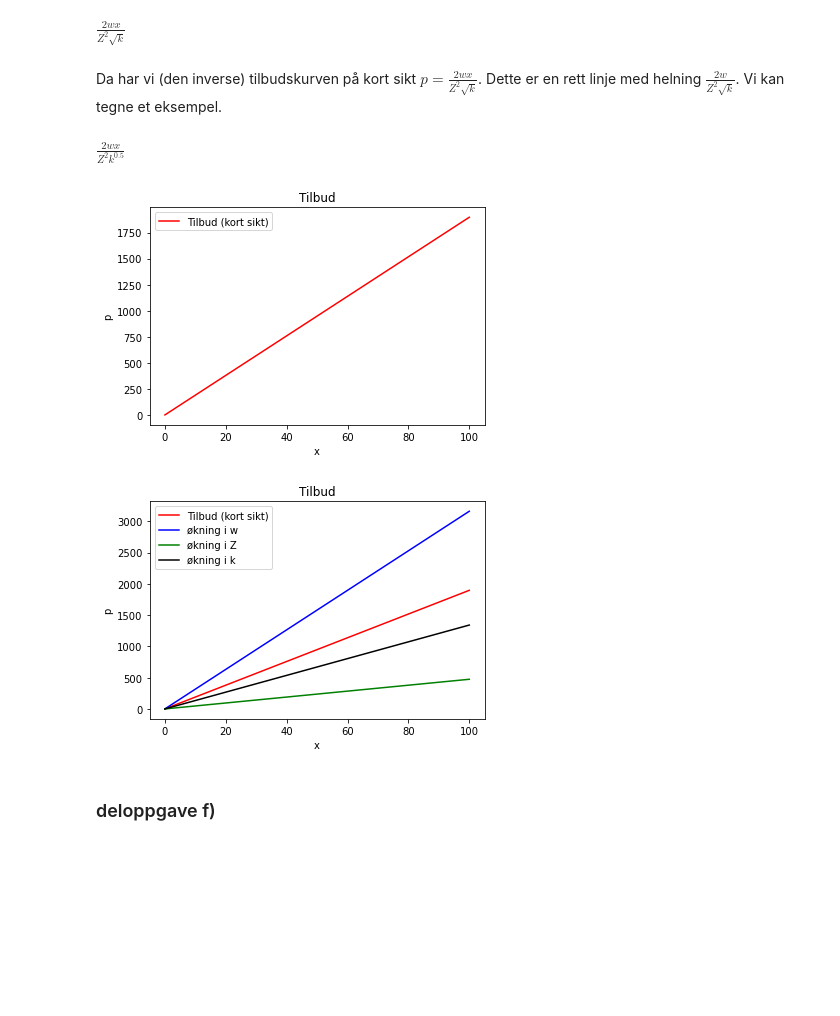
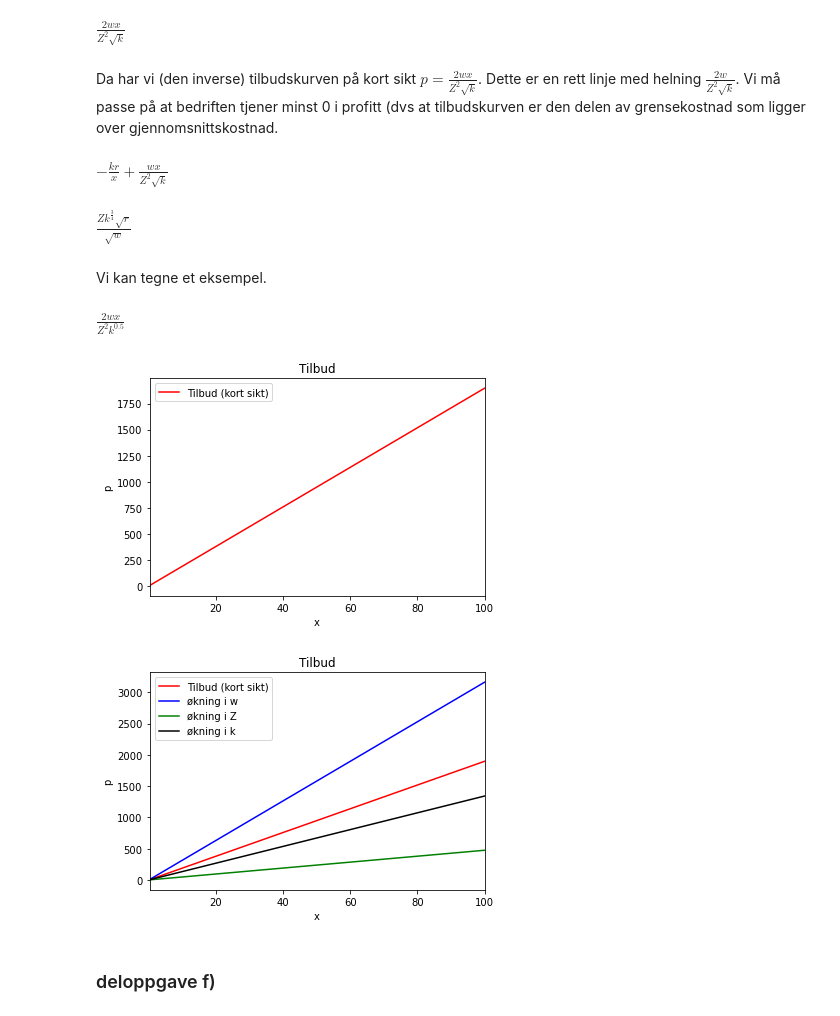
Before and after one commit to uit-sok-1006-v22/notebooks, a Jupyter notebook: Løs_sem_5_oppg_1.ipynb, the cells around one changed output. Cells and saved outputs as stored; diff of their text form; code cells hidden in the pictures; blank space fills up the shorter version.

Commit message:
pos profit

```diff
--- a/Løs_sem_5_oppg_1.ipynb
+++ b/Løs_sem_5_oppg_1.ipynb
@@ -107,36 +107,52 @@ MC_ks
 # %% [output]
 $\displaystyle \frac{2 w x}{Z^{2} \sqrt{k}}$
 # %% [markdown]
-Da har vi (den inverse) tilbudskurven på kort sikt $p=\frac{2wx}{Z^2\sqrt {k}}$. Dette er en rett linje med helning $\frac{2w}{Z^2\sqrt {k}}$. Vi kan tegne et eksempel.
+Da har vi (den inverse) tilbudskurven på kort sikt $p=\frac{2wx}{Z^2\sqrt {k}}$. Dette er en rett linje med helning $\frac{2w}{Z^2\sqrt {k}}$. Vi må passe på at bedriften tjener minst 0 i profitt (dvs at tilbudskurven er den delen av grensekostnad som ligger over gjennomsnittskostnad.
+# %%
+# MC>AC
+pos_profitt=simplify(MC_ks-kost_ks/x)
+pos_profitt
+# %% [output]
+$\displaystyle - \frac{k r}{x} + \frac{w x}{Z^{2} \sqrt{k}}$
+# %%
+pos_prof_x=solve(pos_profitt,x)[0]
+pos_prof_x
+# %% [output]
+$\displaystyle \frac{Z k^{\frac{3}{4}} \sqrt{r}}{\sqrt{w}}$
+# %% [markdown]
+Vi kan tegne et eksempel.
 # %%
 tilbud_ks=lambdify((w,x,Z,k), (2*w*x)/(Z**2*k**(0.5)))
 display(tilbud_ks(w,x,Z,k))
 # %% [output]
 $\displaystyle \frac{2 w x}{Z^{2} k^{0.5}}$
 # %%
+
+
+# eksempel med w=3, Z=1, k=0.1,r=5
+
 x_num=np.linspace(0.01,100,100)
-
-# eksempel med w=3, Z=1, k=0.1 (r=5)
 
 fig,ax=plt.subplots()
 
 ax.set_ylabel('p')
 ax.set_xlabel('x')
 ax.plot(x_num,tilbud_ks(3,x_num,1,0.1),label='Tilbud (kort sikt)', color='red')
+ax.vlines
 
-
+# lavest x for positiv profitt: 0.23
 
 #ax.set_ylim([70, 90])
-#ax.set_xlim([220,280])
+ax.set_xlim([(.1**(.75)*5**.5)/3**.5,100])
 
 ax.legend(loc='upper left')
 ax.set_title('Tilbud')
 
 plt.show()
 # %% [output]
-[figure, old version]
+[figure, new version]
 # %%
-# se på endringer i de eksogene variablene
+# se på endringer i de eksogene variablene (husk at min x endres for pos profiitt, men det tar vi ikke hensyn til her....)
 # øk w
 ax.plot(x_num,tilbud_ks(5,x_num,1,0.1),label='økning i w', color='blue')
 
@@ -148,7 +164,7 @@ ax.plot(x_num,tilbud_ks(3,x_num,1,.2),label='økning i k', color='black')
 ax.legend(loc='upper left')
 fig
 # %% [output]
-[figure, old version]
+[figure, new version]
 # %% [markdown]
 ### deloppgave f)
 # %%
```
Also changed, not shown: parts of 2 cells of this notebook.
